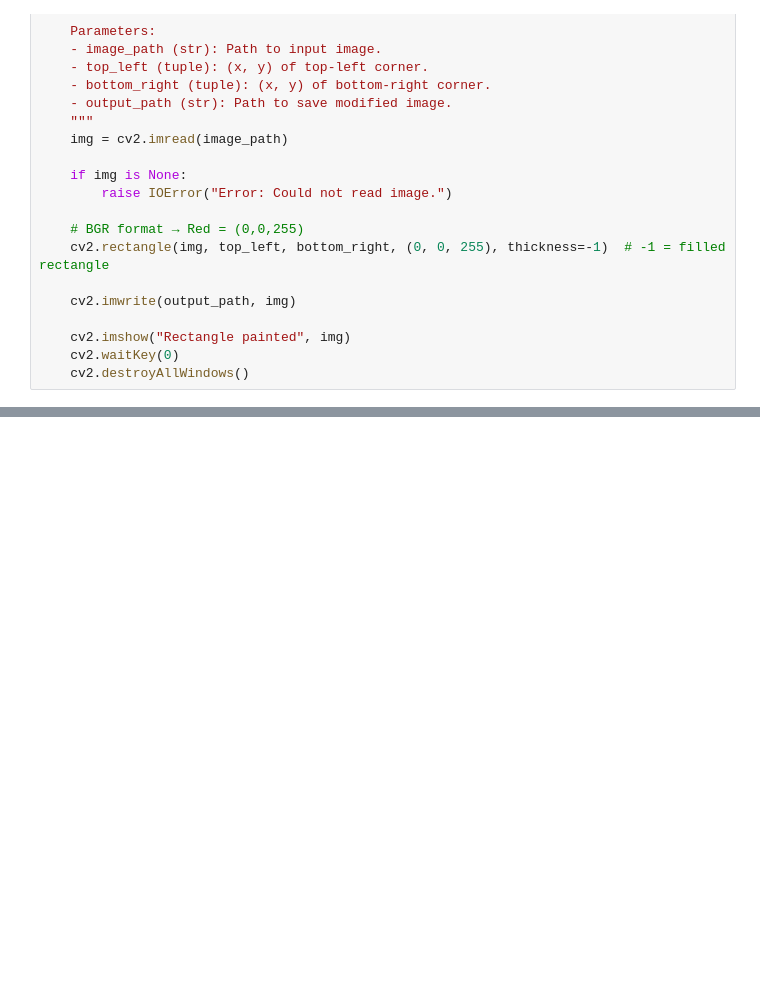
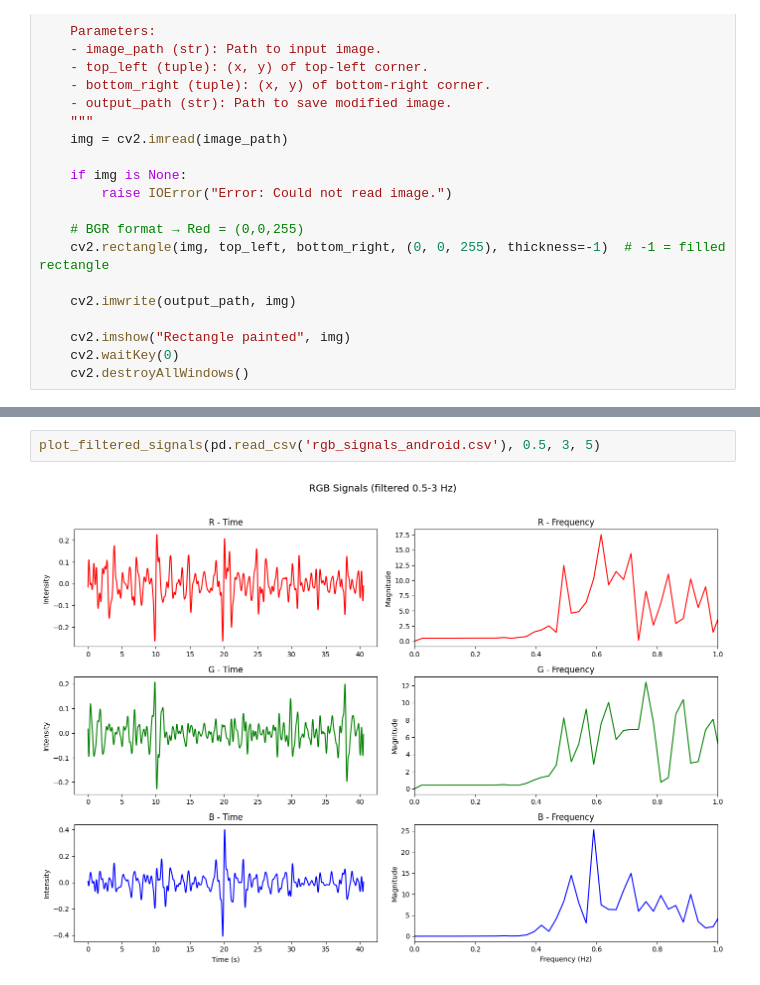
Before and after one commit to sophia-celine/rPPG, a Jupyter notebook: initial_tests/rPPGrough.ipynb, the cells around one changed output, grey strips where cells are left out. Cells and saved outputs as stored; diff of their text form; blank space fills up the shorter version.

```diff
--- a/initial_tests/rPPGrough.ipynb
+++ b/initial_tests/rPPGrough.ipynb
@@ -79,0 +220,4 @@ def extract_rgb_signals_rect(video_path, rect, output_csv="rgb_signals.csv"):
+# %%
+plot_filtered_signals(pd.read_csv('rgb_signals_android.csv'), 0.5, 3, 5)
+# %% [output]
+[figure, added]
```
Also changed, not shown: parts of 13 cells of this notebook, 6 other files.
